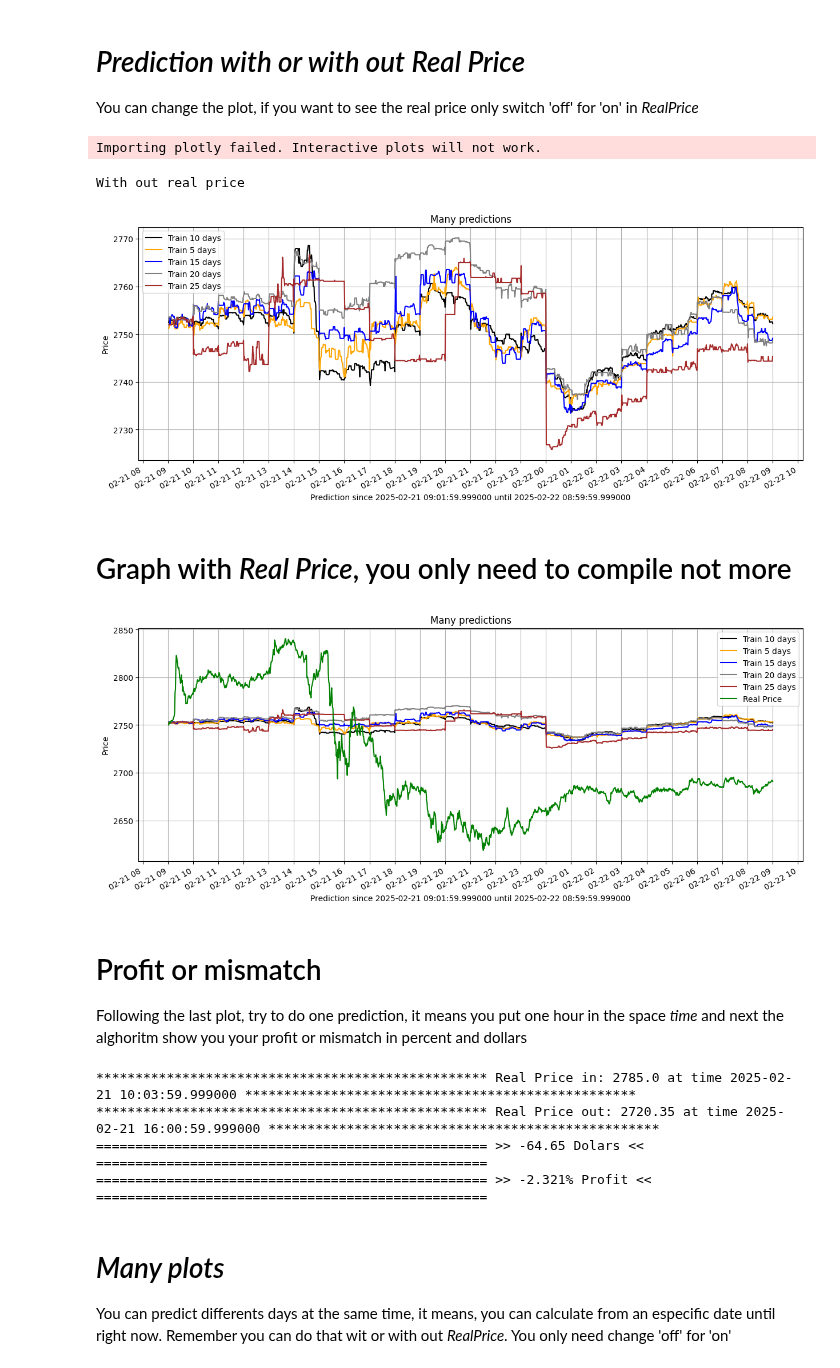
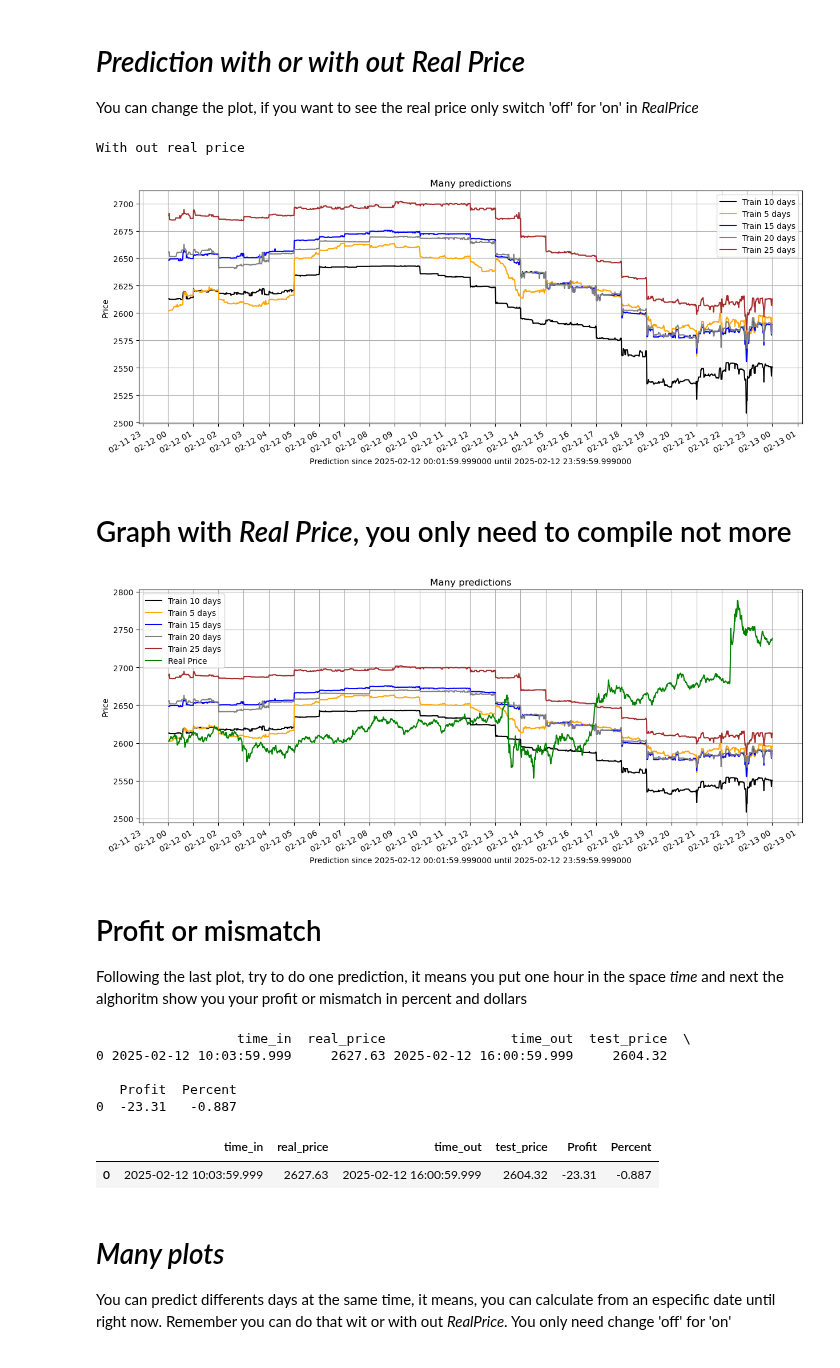
Before and after one commit to Santiagosphysics/FinalHeimdall, a Jupyter notebook: test_1.ipynb, the cells around one changed output. Cells and saved outputs as stored; diff of their text form; code cells hidden in the pictures.

```diff
--- a/test_1.ipynb
+++ b/test_1.ipynb
@@ -5,27 +5,26 @@ You can change the plot, if you want to see the real price only switch 'off' for
 # %%
 %matplotlib inline
 from indicators import ModelIndicators
 
-end_time = '2025-02-21 09:00:00'
+end_time = '2025-02-12 00:00:00'
 
 crypto='ETHUSDT'
 time='min'
 
 FirstTime= 5
 SecondTime=10
 ThirdTime= 15
 FourthTime=20
 FifthTime= 25
 
 RealPrice = 'off'
 ShowImage = 'on'
 
 data = ModelIndicators().XGBoostFinalFivePreds(end_time, FirstTime, SecondTime, ThirdTime, FourthTime, FifthTime, crypto, time)
 plot_1 = ModelIndicators().CreateImagesFivePreds(data=data, RealPrice=RealPrice, ShowImage=ShowImage)
 # %% [output]
-Importing plotly failed. Interactive plots will not work.
+With out real price
-With out real price
-[figure, old version]
+[figure, new version]
 # %% [markdown]
 # Graph with *Real Price*, you only need to compile not more
 # %%
@@ -33,7 +32,7 @@ RealPrice = 'on'
 
 plot_1 = ModelIndicators().CreateImagesFivePreds(data=data, RealPrice=RealPrice, ShowImage=ShowImage)
 # %% [output]
-[figure, old version]
+[figure, new version]
 # %% [markdown]
 # Profit or mismatch
 
@@ -45,11 +44,15 @@ time_in= '10:03:59.999'
 time_out = '16:00:59.999'
 
 test = meassures().testing(test=data, time_in=time_in, time_out=time_out, end_time=end_time)
+test
 # %% [output]
-************************************************** Real Price in: 2785.0 at time 2025-02-21 10:03:59.999000 **************************************************
-************************************************** Real Price out: 2720.35 at time 2025-02-21 16:00:59.999000 **************************************************
-================================================== >> -64.65 Dolars << ==================================================
-================================================== >> -2.321% Profit << ==================================================
+                  time_in  real_price                time_out  test_price  \
+0 2025-02-12 10:03:59.999     2627.63 2025-02-12 16:00:59.999     2604.32
+
+   Profit  Percent
+0  -23.31   -0.887
+|  | time_in | real_price | time_out | test_price | Profit | Percent |
+| 0 | 2025-02-12 10:03:59.999 | 2627.63 | 2025-02-12 16:00:59.999 | 2604.32 | -23.31 | -0.887 |
 # %% [markdown]
 # *Many plots*
 
```
Also changed, not shown: parts of 1 cell of this notebook, 7 other files.
